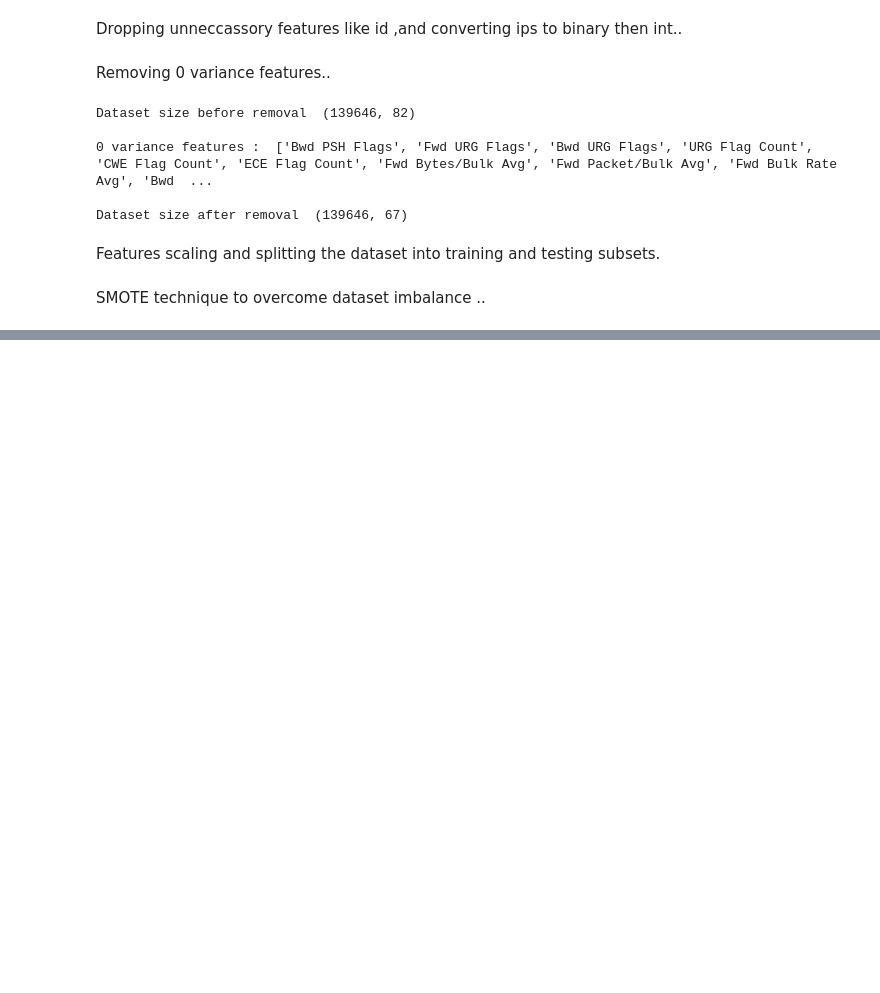
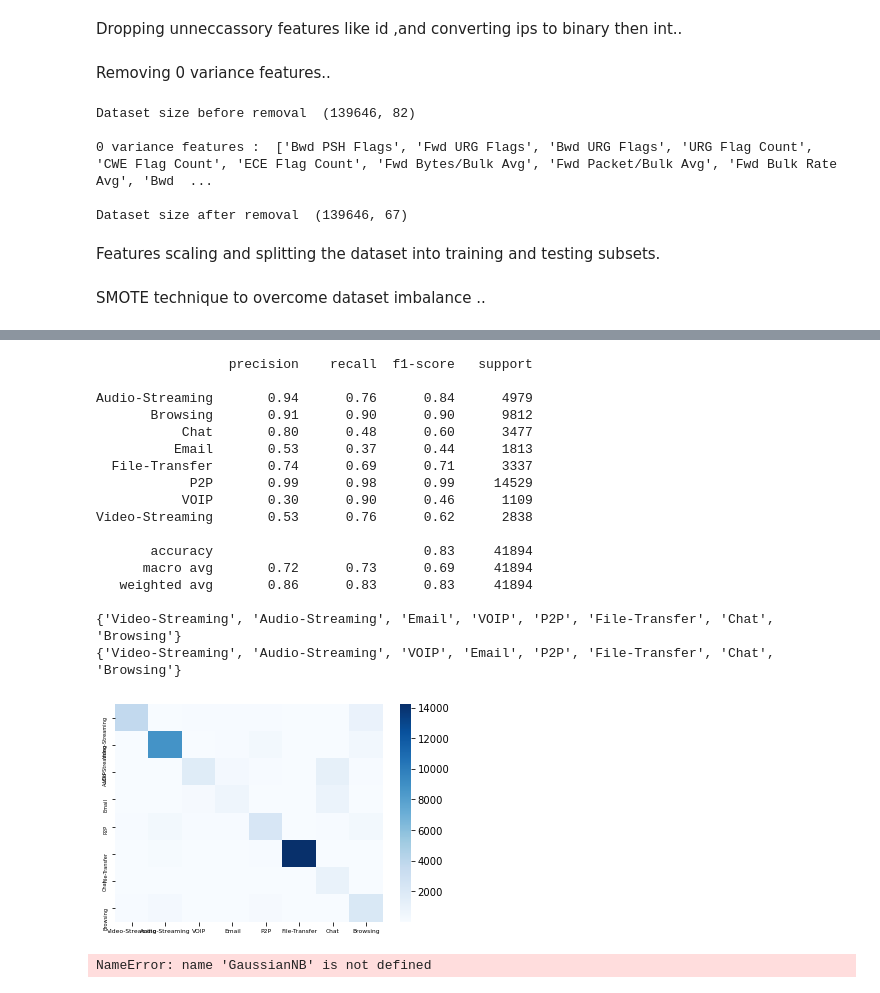
Before and after one commit to NayraMawardyy/selectedproject, a Jupyter notebook: Models.ipynb, the cells around one changed output, grey strips where cells are left out. Saved outputs shown, nothing was run; the diff lists cells and outputs as text; code cells hidden in the pictures; blank space fills up the shorter version.

```diff
--- a/Models.ipynb
+++ b/Models.ipynb
@@ -251,9 +307,3 @@ print(classification_report(y_test, y_pred))
-# %%
-# SVM
-clf = svm.SVC(kernel='linear')
-clf.fit(X_train_smtom, y_train_smtom)
-y_pred = clf.predict(X_test)
-print(classification_report(y_test, y_pred))
 # %%
 # Single Perceprton
 clf = Perceptron(tol=1e-3, random_state=0)
@@ -263,5 +328,5 @@ print(classification_report(y_test, y_pred))
 # %%
-classifier = MLPClassifier(hidden_layer_sizes=100,max_iter=5,activation='relu',solver='adam',verbose=(10),random_state=762,learning_rate='invscaling')
+classifier = MLPClassifier(hidden_layer_sizes=100,max_iter=35,activation='relu',solver='adam',verbose=(10),random_state=762,learning_rate='invscaling')
 classifier.fit(X_train_smtom,y_train_smtom)
 
 preds = classifier.predict(X_test)
@@ -278,3 +343,4 @@ plt.xticks(fontsize=6)
 plt.yticks(fontsize=5)
 
 plt.show()
+# %% [output]
@@ -281,3 +364,21 @@ plt.show()
+                 precision    recall  f1-score   support
+
+Audio-Streaming       0.94      0.76      0.84      4979
+       Browsing       0.91      0.90      0.90      9812
+           Chat       0.80      0.48      0.60      3477
+          Email       0.53      0.37      0.44      1813
+  File-Transfer       0.74      0.69      0.71      3337
+            P2P       0.99      0.98      0.99     14529
+           VOIP       0.30      0.90      0.46      1109
+Video-Streaming       0.53      0.76      0.62      2838
+
+       accuracy                           0.83     41894
+      macro avg       0.72      0.73      0.69     41894
+   weighted avg       0.86      0.83      0.83     41894
+
+{'Video-Streaming', 'Audio-Streaming', 'Email', 'VOIP', 'P2P', 'File-Transfer', 'Chat', 'Browsing'}
+{'Video-Streaming', 'Audio-Streaming', 'VOIP', 'Email', 'P2P', 'File-Transfer', 'Chat', 'Browsing'}
+[figure, added]
 # %%
 gnb = GaussianNB()
 gnb.fit(X_train_smtom, y_train_smtom)
@@ -288,3 +389,5 @@ y_pred = gnb.predict(X_test)
 # comparing actual response values (y_test) with predicted response values (y_pred)
 from sklearn import metrics
 print(classification_report(y_test,y_pred))
+# %% [output]
+NameError: name 'GaussianNB' is not defined
```
Also changed, not shown: parts of 9 cells of this notebook.
